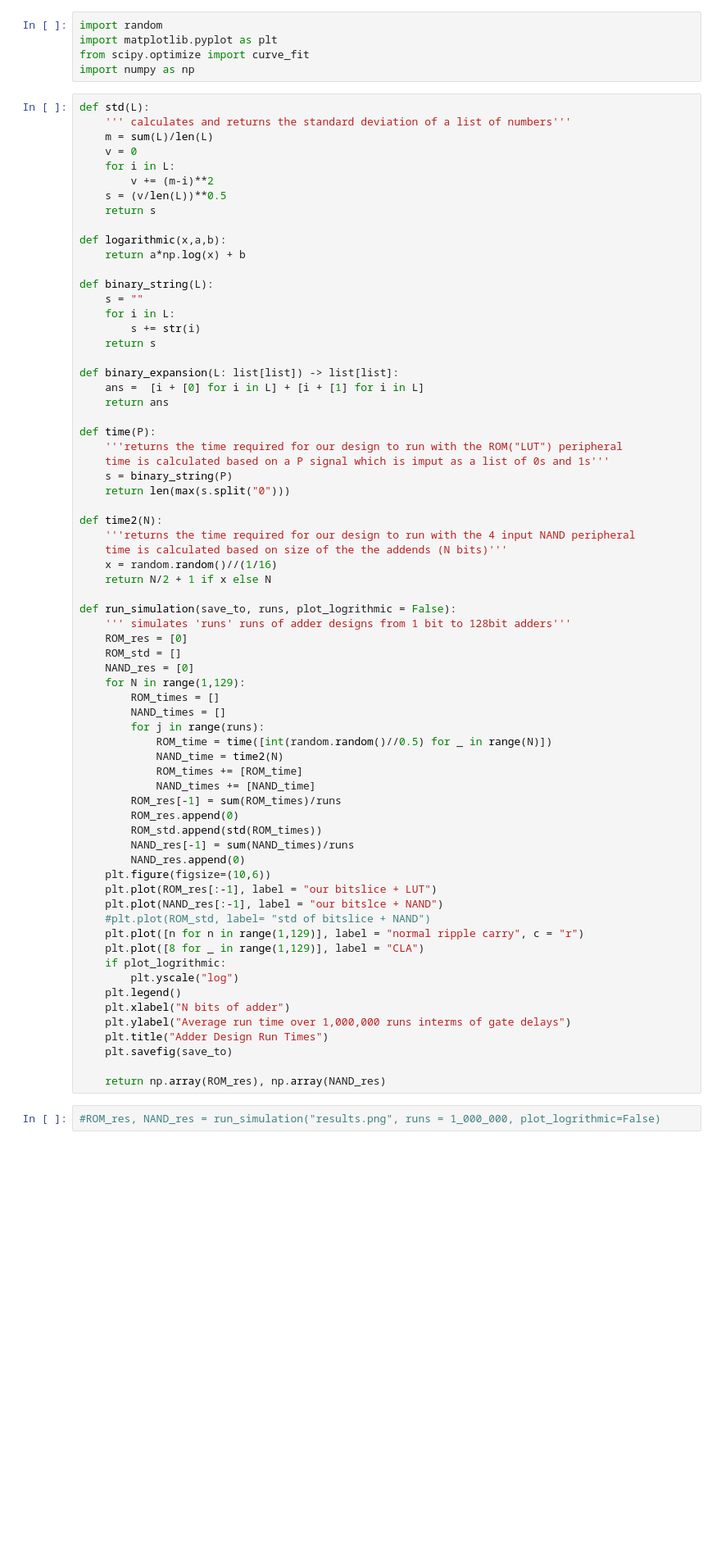
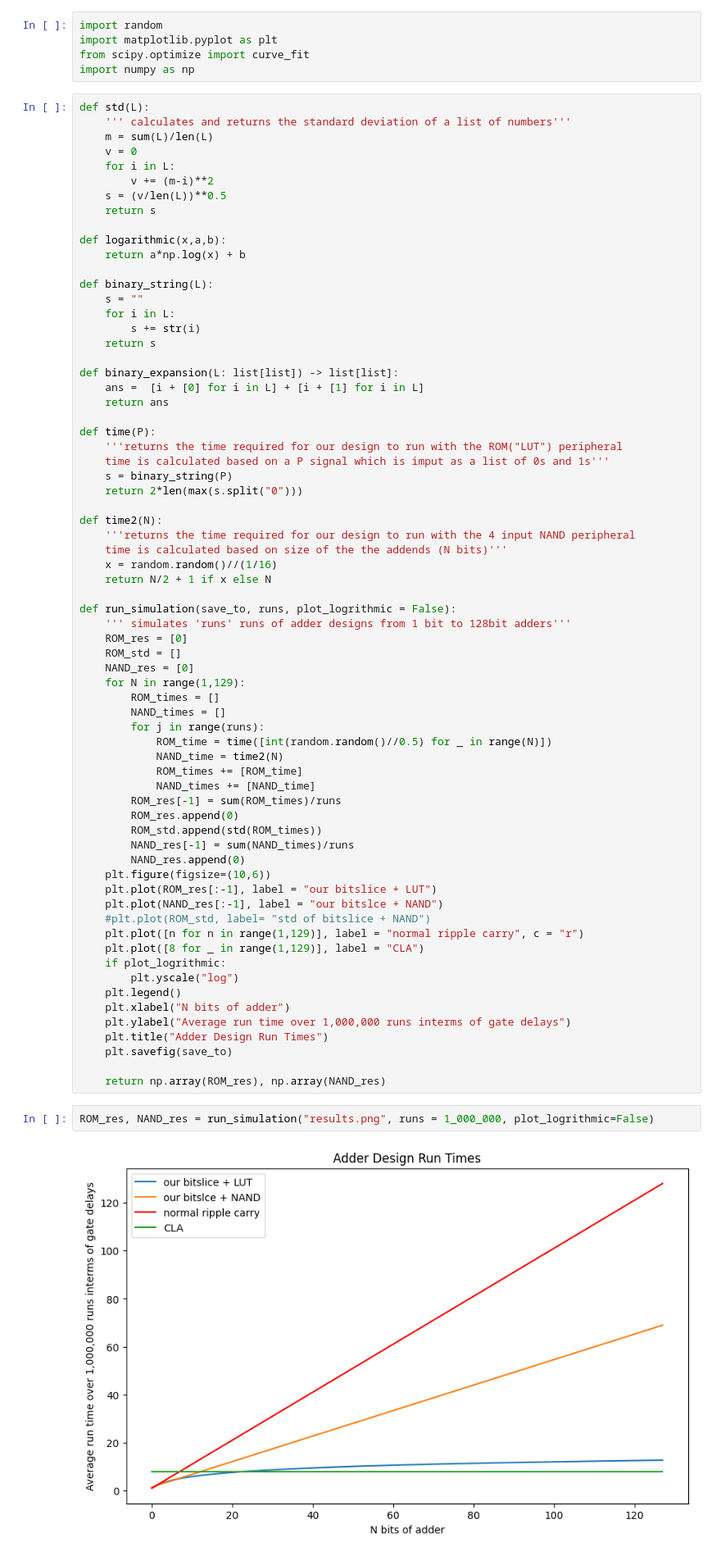
Before and after one commit to ALN006/dynamic_adder_2025, a Jupyter notebook: adder.ipynb, the cells around one changed output. Shown at 82% size. Cells and saved outputs as stored; diff of their text form; blank space fills up the shorter version.

```diff
--- a/adder.ipynb
+++ b/adder.ipynb
@@ -30,7 +30,7 @@ def time(P):
     '''returns the time required for our design to run with the ROM("LUT") peripheral
     time is calculated based on a P signal which is imput as a list of 0s and 1s'''
     s = binary_string(P)
-    return len(max(s.split("0")))
+    return 2*len(max(s.split("0")))
 
 def time2(N):
     '''returns the time required for our design to run with the 4 input NAND peripheral
@@ -72,4 +72,6 @@ def run_simulation(save_to, runs, plot_logrithmic = False):
 
     return np.array(ROM_res), np.array(NAND_res)
 # %%
-#ROM_res, NAND_res = run_simulation("results.png", runs = 1_000_000, plot_logrithmic=False)
+ROM_res, NAND_res = run_simulation("results.png", runs = 1_000_000, plot_logrithmic=False)
+# %% [output]
+[figure, added]
```
Also changed, not shown: parts of 1 cell of this notebook, 1 other file.
